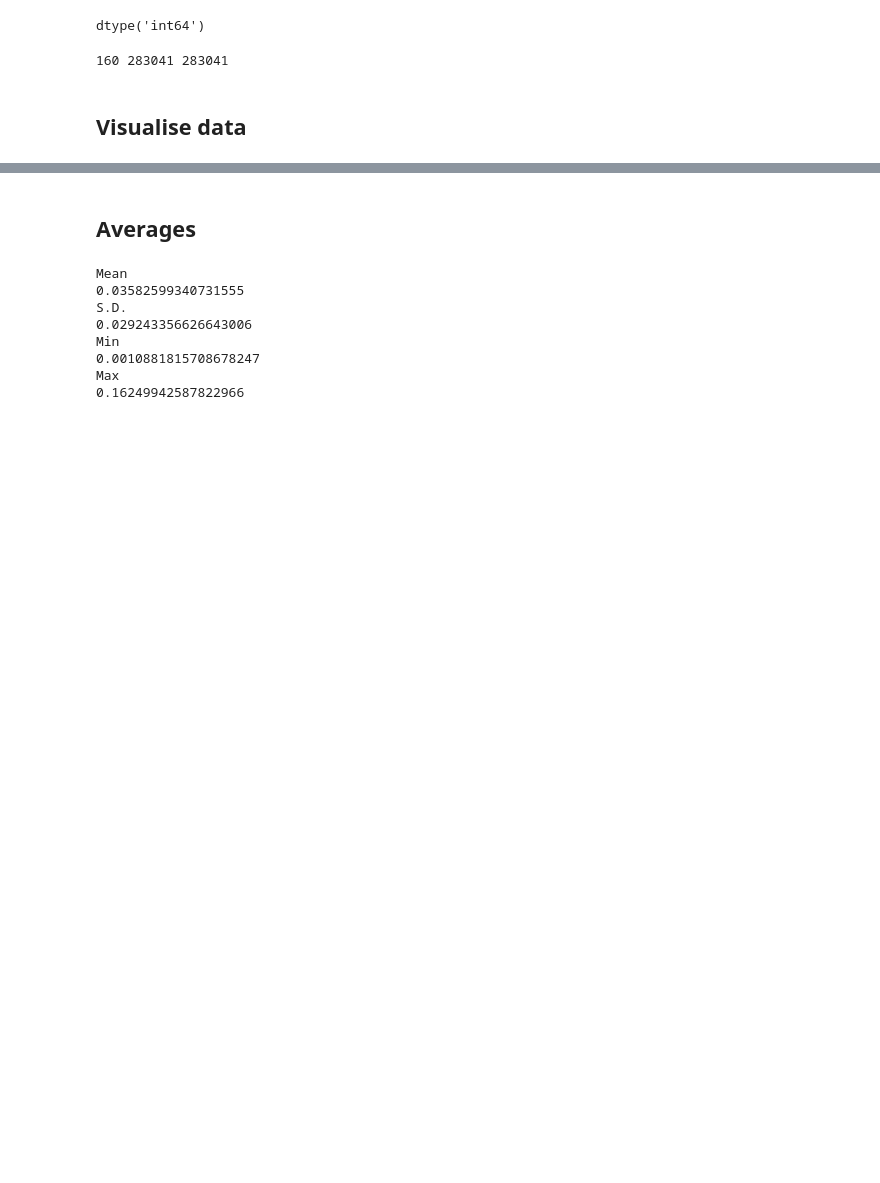
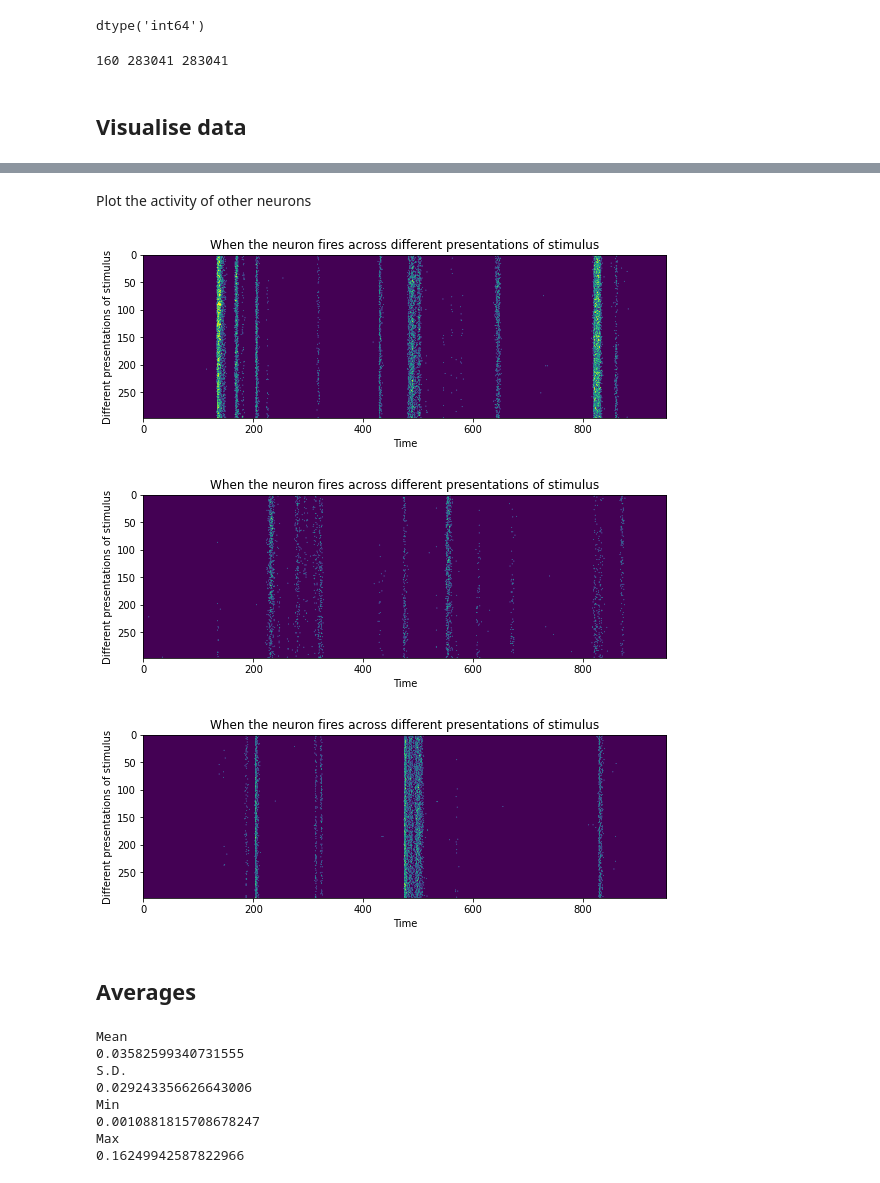
Before and after one commit to abramschon/Masters, a Jupyter notebook: ProcessData/ProcessData.ipynb, the cells around one changed output, grey strips where cells are left out. Cells and saved outputs as stored; diff of their text form; code cells hidden in the pictures; blank space fills up the shorter version.

```diff
--- a/ProcessData/ProcessData.ipynb
+++ b/ProcessData/ProcessData.ipynb
@@ -38,3 +86,14 @@ plt.show()
+# %% [markdown]
+Plot the activity of other neurons
+# %%
+n_neurons = 3
+for n in range(n_neurons):
+    neuron_activity = arr[n].reshape(-1,N_T)
+    plot_neuron_activity(neuron_activity)
+# %% [output]
+[figure, added]
+[figure, added]
+[figure, added]
 # %% [markdown]
 ## Averages
 # %%
```
Also changed, not shown: parts of 17 cells of this notebook.
